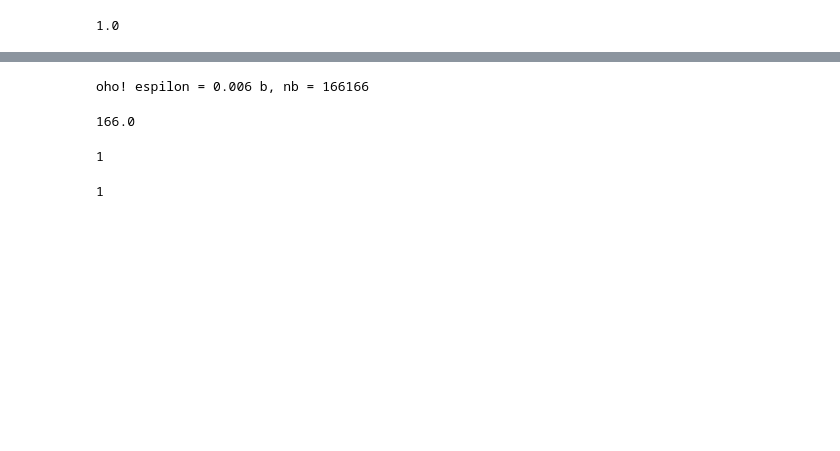
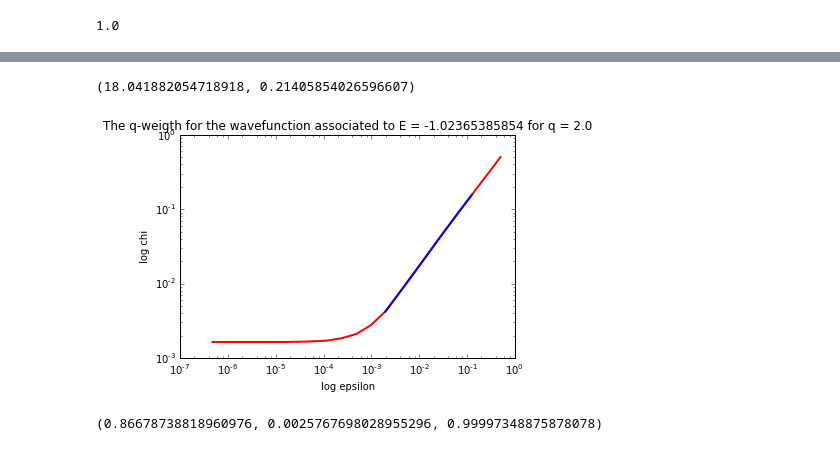
Before and after one commit to Yukee/spectrum_quasicrystals, a Jupyter notebook: Fibonacci/box_counting.ipynb, the cells around one changed output, grey strips where cells are left out. Drawn from its saved outputs; the diff is of its cells as text; code cells hidden in the pictures; blank space fills up the shorter version.

Commit message:
box counting seems to work!

```diff
--- a/Fibonacci/box_counting.ipynb
+++ b/Fibonacci/box_counting.ipynb
@@ -65,13 +74,16 @@ def qWeigth(s, w, epsilon, q):
 
     # the last point is in the last box
     nb = math.floor(1./epsilon)
+    # the last point is alone in the last box
     if b < nb-1:
         qw += curw**q
         qw += w[-1]**q
+    # there is at least 2 points in the last box
     elif b == nb-1:
         curw += w[-1]
         qw += curw**q
-    else: print("oho! espilon = " + str(epsilon) + ' b, nb = ' +str(b) +str(nb))
+    # some part of the last box falls outside of I
+    else: print('Box size '+str(epsilon)+' does not divide 1! Adding the data point nevertheless')
 
     return qw
 # %%
@@ -170,12 +182,12 @@ plt.show()
 # %%
-""" box counting for wavefunctions """
+""" Fractal dimensions of the wavefunctions """
 
 # choose an energy
-e = 1
+e = 200
 # position set
 s = np.arange(0,L,1.)
 # weigth set
-w = abs(vec[e])**2
+w = abs(vec[:,e])**2
 # %%
 qWeigth(s, w, 1.,0)
 # %% [output]
@@ -237,14 +221,41 @@ oho! espilon = 0.00794328234724
-# %%
-qWeigth(s, w, 0.006, q)
-# %% [output]
-oho! espilon = 0.006 b, nb = 166166
-166.0
-# %%
-int(0.9999999/0.6)
-# %% [output]
-1
-# %%
-# the number of boxes is not 1 but 2 in this case !! This is because part of the last box falls out of the interval I, and this is bad !!
-math.floor(1./0.6)
-# %% [output]
-1
+# %%
+slope, std_err
+# %% [output]
+(18.041882054718918, 0.21405854026596607)
+# %%
+""" Fractal dimensions of the spectrum """
+
+# positions are energy levels
+s = val
+# weigths are uniform
+w = [1./len(val) for e in val]
+
+""" data regression """
+
+q = 2.
+
+epsilonRange = 2**np.arange(-21.,0.,1.)
+qwList = [qWeigth(s, w, epsilon, q) for epsilon in epsilonRange]
+
+epsilonRange2 = 2**np.arange(-9.,-2.,1.)
+qwList2 = [qWeigth(s, w, epsilon, q) for epsilon in epsilonRange2]
+
+plt.title('The q-weigth for the wavefunction associated to E = ' + str(val[e]) + ' for q = ' + str(q))
+plt.xlabel('log epsilon')
+plt.ylabel('log chi')
+#plt.axis([0,L+1,-2.,2.])
+plt.loglog(epsilonRange, qwList,'-,r',markersize=3., linewidth=2.)
+plt.loglog(epsilonRange2, qwList2,'-,b',markersize=3., linewidth=2.)
+plt.show()
+
+# data in log-log scale
+logQW = [math.log(qw) for qw in qwList2]
+logEps = [math.log(eps) for eps in epsilonRange2]
+
+slope, intercept, r_value, p_value, std_err = stats.linregress(logEps,logQW)
+# %% [output]
+[figure, added]
+# %%
+slope, std_err, r_value
+# %% [output]
+(0.86678738818960976, 0.0025767698028955296, 0.99997348875878078)
```
Also changed, not shown: parts of 10 cells of this notebook, 1 other file.
